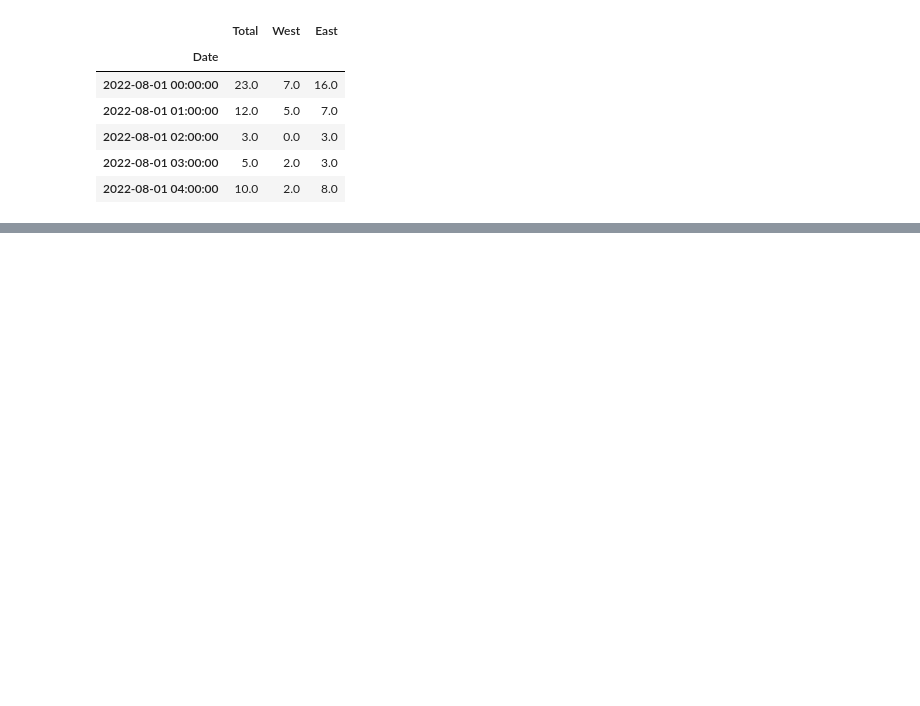
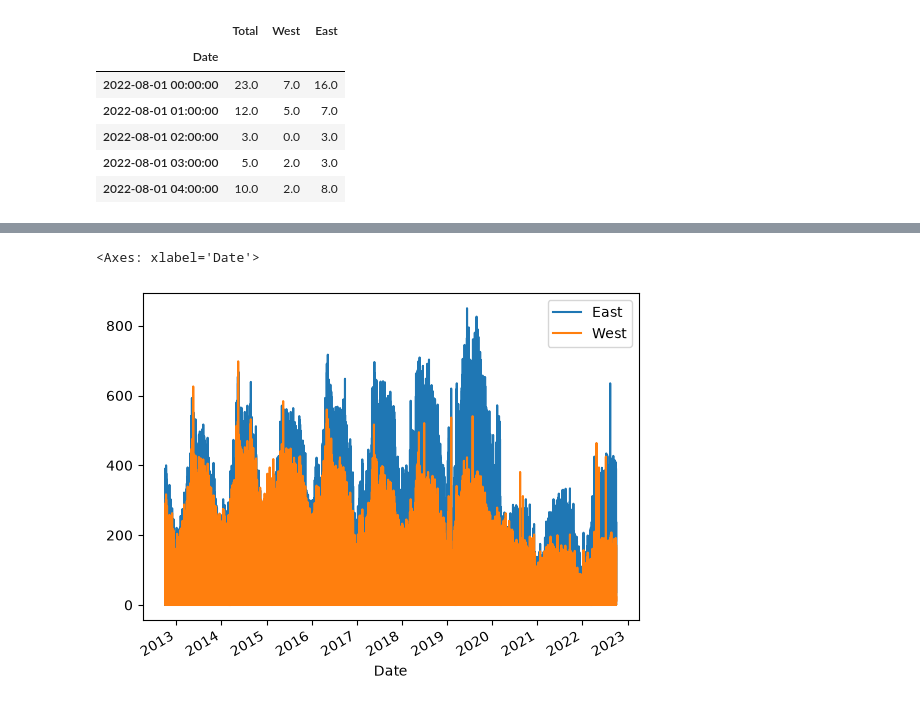
Before and after one commit to pierrick-dardelet/TP-fremont-bridge, a Jupyter notebook: TP-fremont-bridge.ipynb, the cells around one changed output, grey strips where cells are left out. Drawn from its saved outputs; the diff is of its cells as text; code cells hidden in the pictures; blank space fills up the shorter version.

```diff
--- a/TP-fremont-bridge.ipynb
+++ b/TP-fremont-bridge.ipynb
@@ -155,0 +188,9 @@ LignesIncompletes.head()
+# %%
+#Transformation en entiers
+
+data['Total']=data['Total'].convert_dtypes()
+data['West']=data['West'].convert_dtypes()
+data['East']=data['East'].convert_dtypes()
+data.head()
+
+# Appliquer convert_dtypes() sur data tout entier ne semble pas fonctionner
@@ -155,0 +205,6 @@ LignesIncompletes.head()
+# %%
+# un premier jet, pas terrible du tout
+data[['East', 'West']].plot()
+# %% [output]
+<Axes: xlabel='Date'>
+[figure, added]
```
Also changed, not shown: parts of 9 cells of this notebook.
